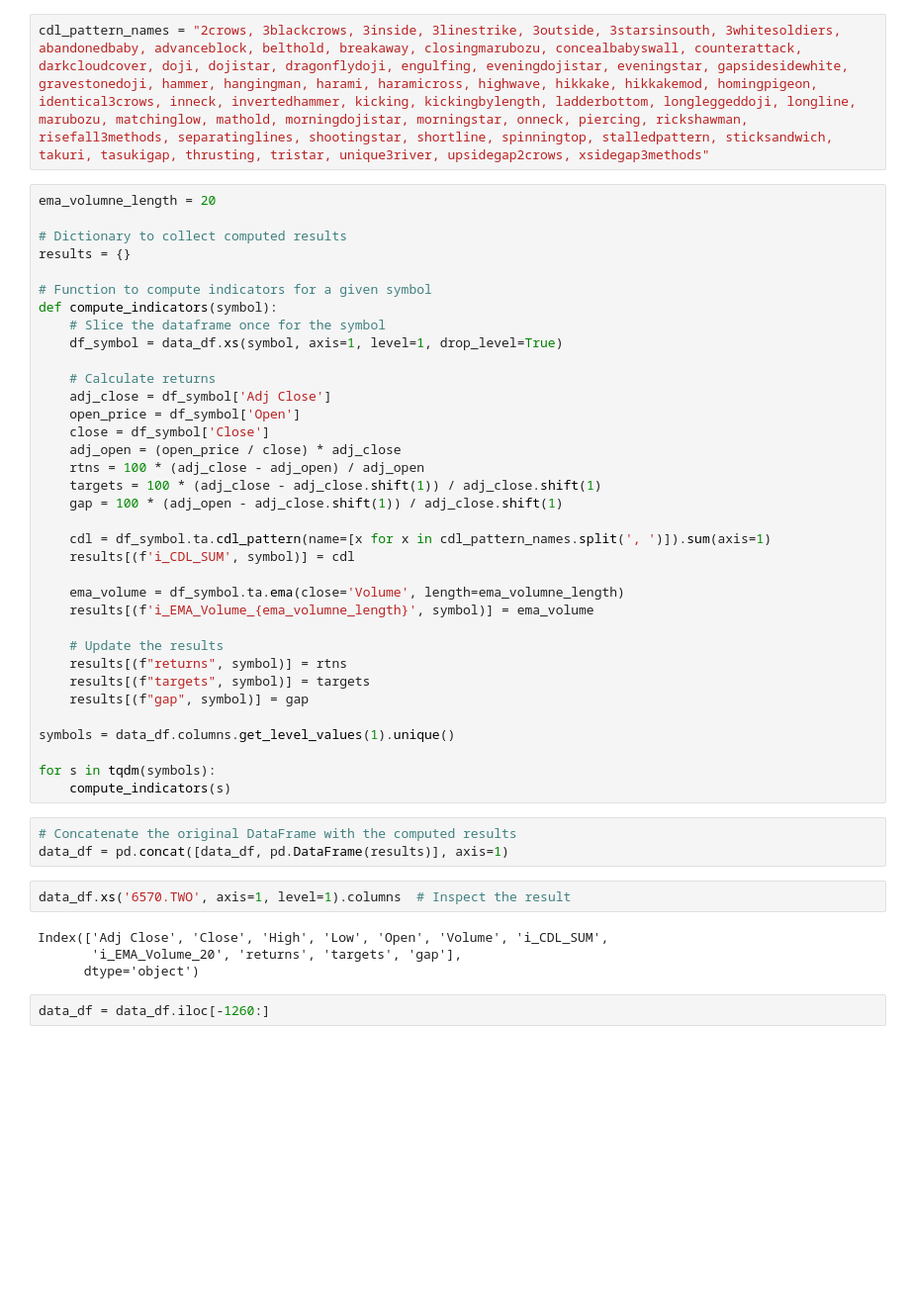
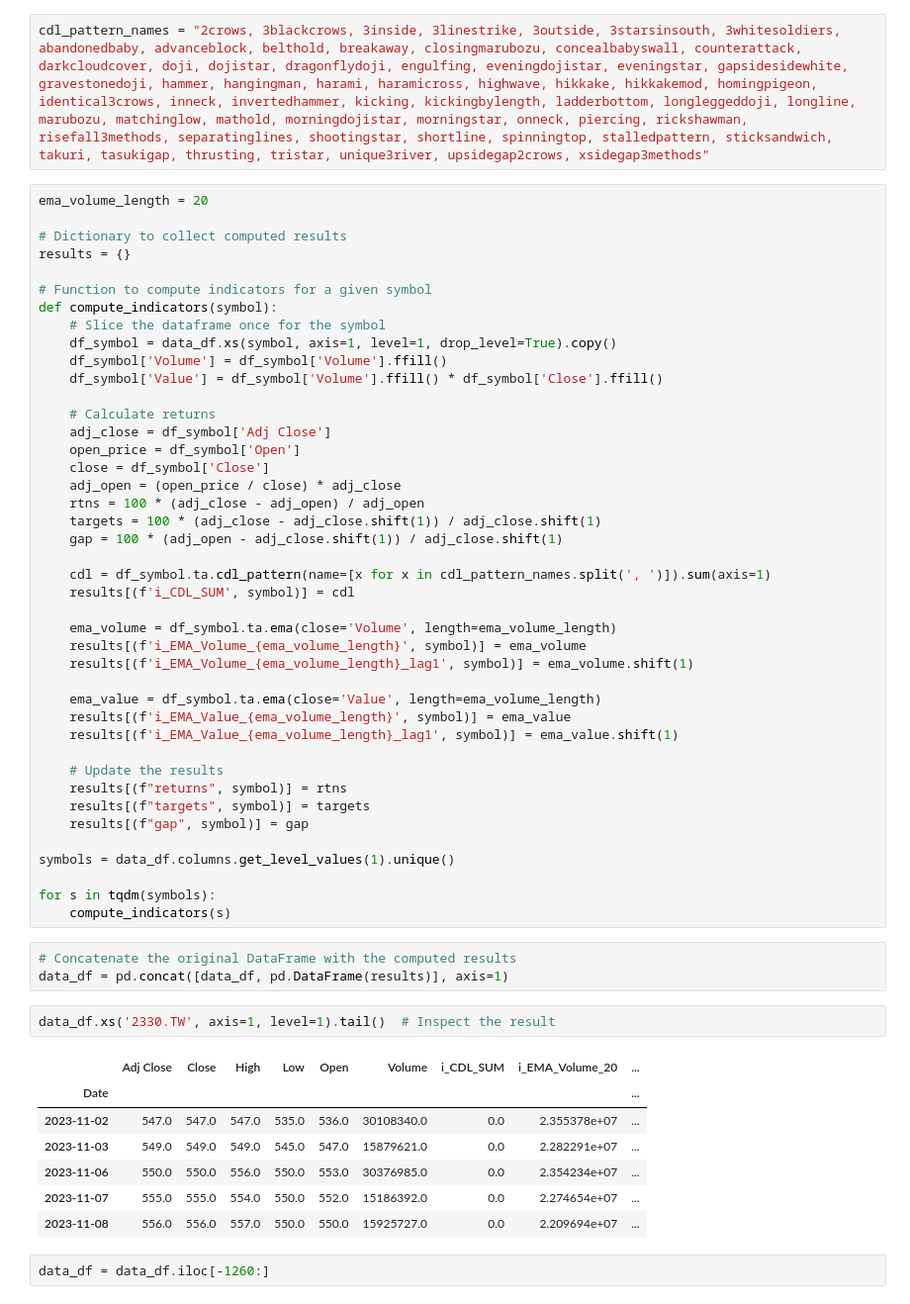
Before and after one commit to phenomenoner/HighEV_Lab, a Jupyter notebook: Candle_Patterns_Strategy.ipynb, the cells around one changed output. Shown at 99% size. Cells and saved outputs as stored; diff of their text form; blank space fills up the shorter version.

```diff
--- a/Candle_Patterns_Strategy.ipynb
+++ b/Candle_Patterns_Strategy.ipynb
@@ -16,7 +16,7 @@ data_df = pd.read_feather(data_filepath)
 # %%
 cdl_pattern_names = "2crows, 3blackcrows, 3inside, 3linestrike, 3outside, 3starsinsouth, 3whitesoldiers, abandonedbaby, advanceblock, belthold, breakaway, closingmarubozu, concealbabyswall, counterattack, darkcloudcover, doji, dojistar, dragonflydoji, engulfing, eveningdojistar, eveningstar, gapsidesidewhite, gravestonedoji, hammer, hangingman, harami, haramicross, highwave, hikkake, hikkakemod, homingpigeon, identical3crows, inneck, invertedhammer, kicking, kickingbylength, ladderbottom, longleggeddoji, longline, marubozu, matchinglow, mathold, morningdojistar, morningstar, onneck, piercing, rickshawman, risefall3methods, separatinglines, shootingstar, shortline, spinningtop, stalledpattern, sticksandwich, takuri, tasukigap, thrusting, tristar, unique3river, upsidegap2crows, xsidegap3methods"
 # %%
-ema_volumne_length = 20
+ema_volume_length = 20
 
 # Dictionary to collect computed results
 results = {}
@@ -24,7 +24,9 @@ results = {}
 # Function to compute indicators for a given symbol
 def compute_indicators(symbol):
     # Slice the dataframe once for the symbol
-    df_symbol = data_df.xs(symbol, axis=1, level=1, drop_level=True)
+    df_symbol = data_df.xs(symbol, axis=1, level=1, drop_level=True).copy()
+    df_symbol['Volume'] = df_symbol['Volume'].ffill()
+    df_symbol['Value'] = df_symbol['Volume'].ffill() * df_symbol['Close'].ffill()
 
     # Calculate returns
     adj_close = df_symbol['Adj Close']
@@ -38,8 +40,13 @@ def compute_indicators(symbol):
     cdl = df_symbol.ta.cdl_pattern(name=[x for x in cdl_pattern_names.split(', ')]).sum(axis=1)
     results[(f'i_CDL_SUM', symbol)] = cdl
 
-    ema_volume = df_symbol.ta.ema(close='Volume', length=ema_volumne_length)
-    results[(f'i_EMA_Volume_{ema_volumne_length}', symbol)] = ema_volume
+    ema_volume = df_symbol.ta.ema(close='Volume', length=ema_volume_length)
+    results[(f'i_EMA_Volume_{ema_volume_length}', symbol)] = ema_volume
+    results[(f'i_EMA_Volume_{ema_volume_length}_lag1', symbol)] = ema_volume.shift(1)
+
+    ema_value = df_symbol.ta.ema(close='Value', length=ema_volume_length)
+    results[(f'i_EMA_Value_{ema_volume_length}', symbol)] = ema_value
+    results[(f'i_EMA_Value_{ema_volume_length}_lag1', symbol)] = ema_value.shift(1)
 
     # Update the results
     results[(f"returns", symbol)] = rtns
@@ -54,11 +61,15 @@ for s in tqdm(symbols):
 # Concatenate the original DataFrame with the computed results
 data_df = pd.concat([data_df, pd.DataFrame(results)], axis=1)
 # %%
-data_df.xs('6570.TWO', axis=1, level=1).columns  # Inspect the result
+data_df.xs('2330.TW', axis=1, level=1).tail()  # Inspect the result
 # %% [output]
-Index(['Adj Close', 'Close', 'High', 'Low', 'Open', 'Volume', 'i_CDL_SUM',
-       'i_EMA_Volume_20', 'returns', 'targets', 'gap'],
-      dtype='object')
+|  | Adj Close | Close | High | Low | Open | Volume | i_CDL_SUM | i_EMA_Volume_20 | ... |
+| Date |  |  |  |  |  |  |  |  | ... |
+| 2023-11-02 | 547.0 | 547.0 | 547.0 | 535.0 | 536.0 | 30108340.0 | 0.0 | 2.355378e+07 | ... |
+| 2023-11-03 | 549.0 | 549.0 | 549.0 | 545.0 | 547.0 | 15879621.0 | 0.0 | 2.282291e+07 | ... |
+| 2023-11-06 | 550.0 | 550.0 | 556.0 | 550.0 | 553.0 | 30376985.0 | 0.0 | 2.354234e+07 | ... |
+| 2023-11-07 | 555.0 | 555.0 | 554.0 | 550.0 | 552.0 | 15186392.0 | 0.0 | 2.274654e+07 | ... |
+| 2023-11-08 | 556.0 | 556.0 | 557.0 | 550.0 | 550.0 | 15925727.0 | 0.0 | 2.209694e+07 | ... |
 # %%
 data_df = data_df.iloc[-1260:]
 # %% [markdown]
```
Also changed, not shown: parts of 19 cells of this notebook, 2 other files.
